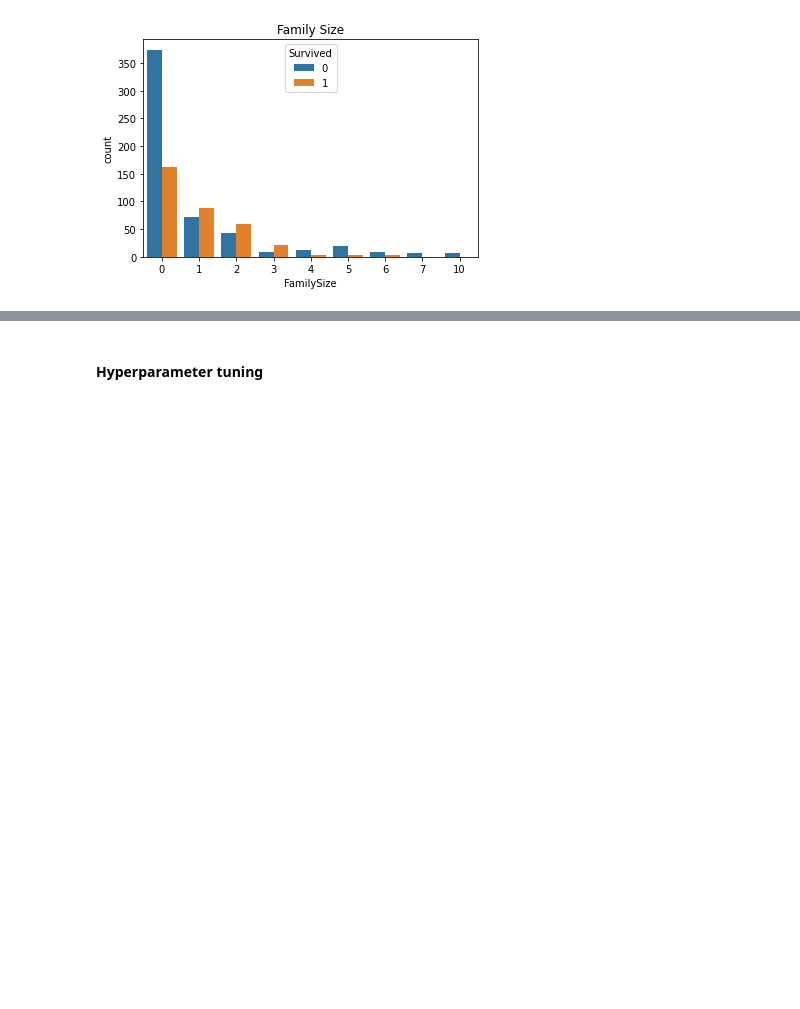
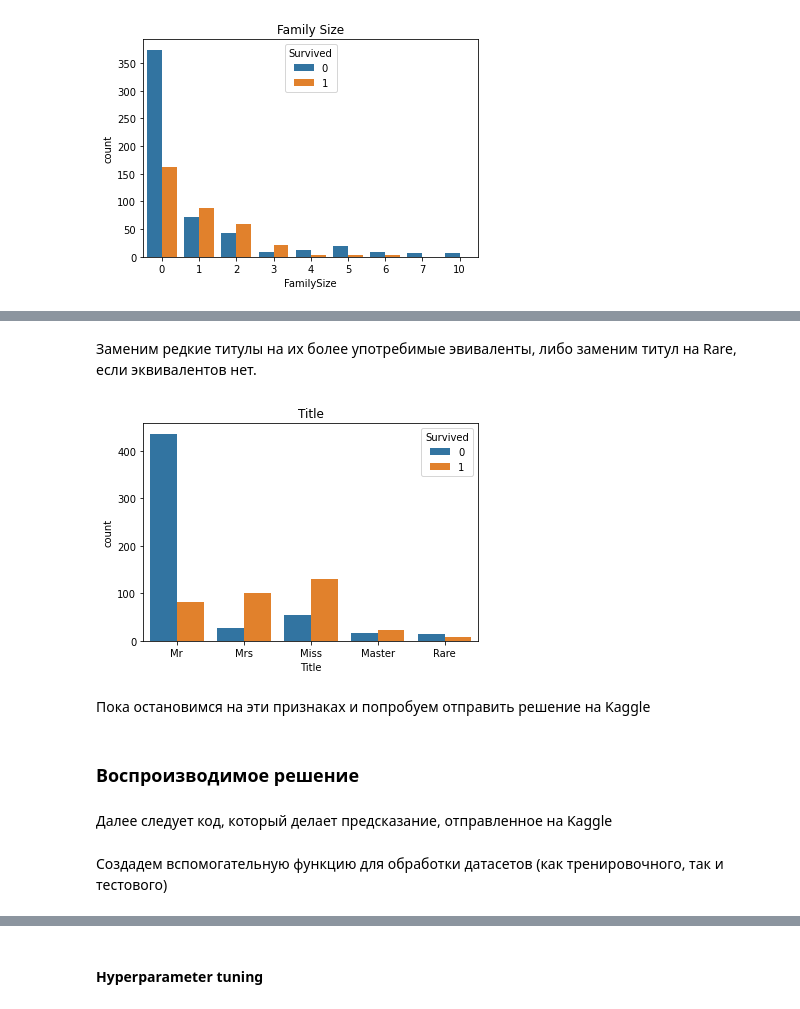
Before and after one commit to ngalkov/ml_intro2, a Jupyter notebook: classification_solution.ipynb, the cells around one changed output, grey strips where cells are left out. Cells and saved outputs as stored; diff of their text form; code cells hidden in the pictures; blank space fills up the shorter version.

```diff
--- a/classification_solution.ipynb
+++ b/classification_solution.ipynb
@@ -259,0 +249,5 @@ plt.show()
+# %%
+title = data[['Name', 'Survived']].copy()
+title['Title'] = data['Name'].str.extract(' ([A-Za-z]+)\.', expand=False)
+del title['Name']
+title['Title'].value_counts()
@@ -260,3 +273,26 @@ plt.show()
+# %% [markdown]
+Заменим редкие титулы на их более употребимые эвиваленты, либо заменим титул на Rare, если эквивалентов нет.
+# %%
+title['Title'] = title['Title'].replace(
+    ['Lady', 'Countess','Capt', 'Col', 'Don', 'Dr', 'Major', 'Rev', 'Sir', 'Jonkheer', 'Dona'],
+    'Rare')
+title['Title'] = title['Title'].replace('Mlle', 'Miss')
+title['Title'] = title['Title'].replace('Ms', 'Miss')
+title['Title'] = title['Title'].replace('Mme', 'Mrs')
+
+plt.title('Title')
+sns.countplot(x='Title', hue='Survived', data=title)
+plt.show()
+# %% [output]
+[figure, added]
+# %% [markdown]
+Пока остановимся на эти признаках и попробуем отправить решение на Kaggle
+# %% [markdown]
+### Воспроизводимое решение
+# %% [markdown]
+Далее следует код, который делает предсказание, отправленное на Kaggle
+# %% [markdown]
+Создадем вспомогательную функцию для обработки датасетов (как тренировочного, так и тестового)
 # %%
 def prepare_features(data):
     X = pd.get_dummies(data[['Pclass', 'Sex']], columns=['Pclass', 'Sex'])
```
Also changed, not shown: parts of 57 cells of this notebook.
